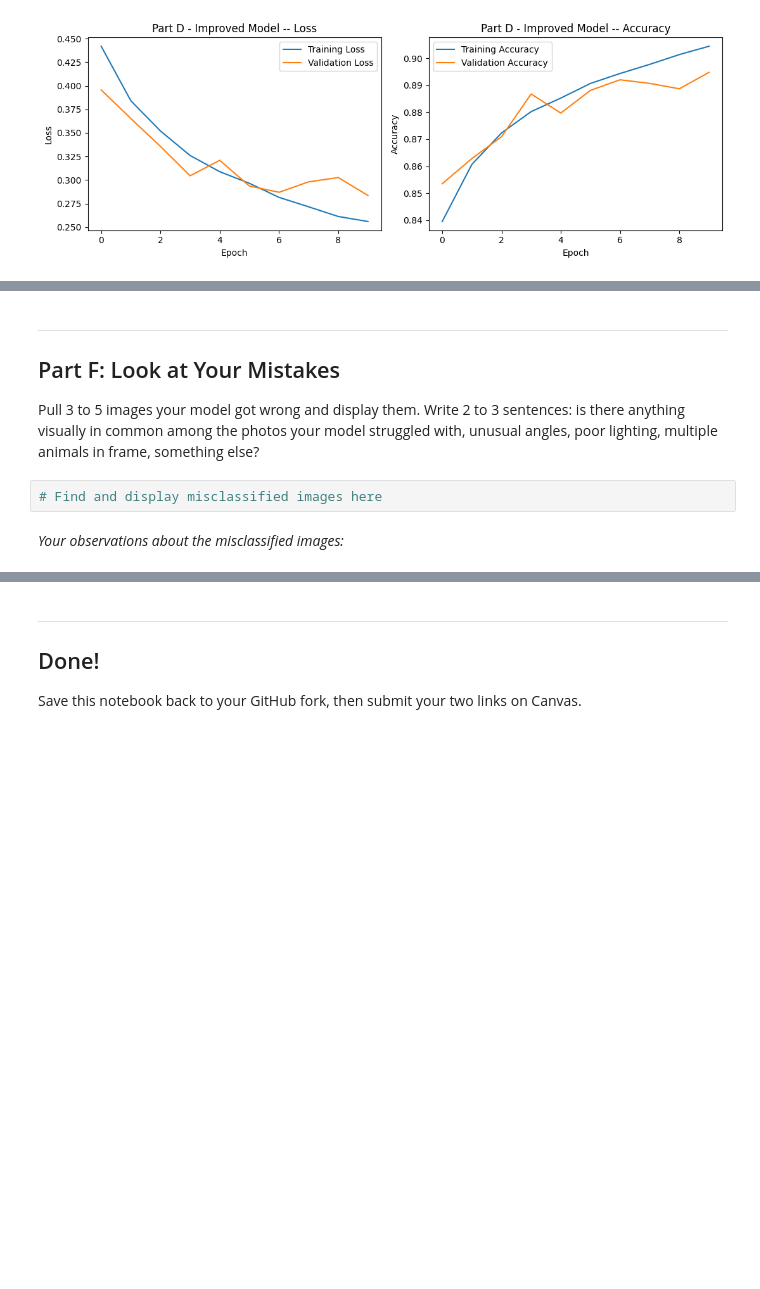
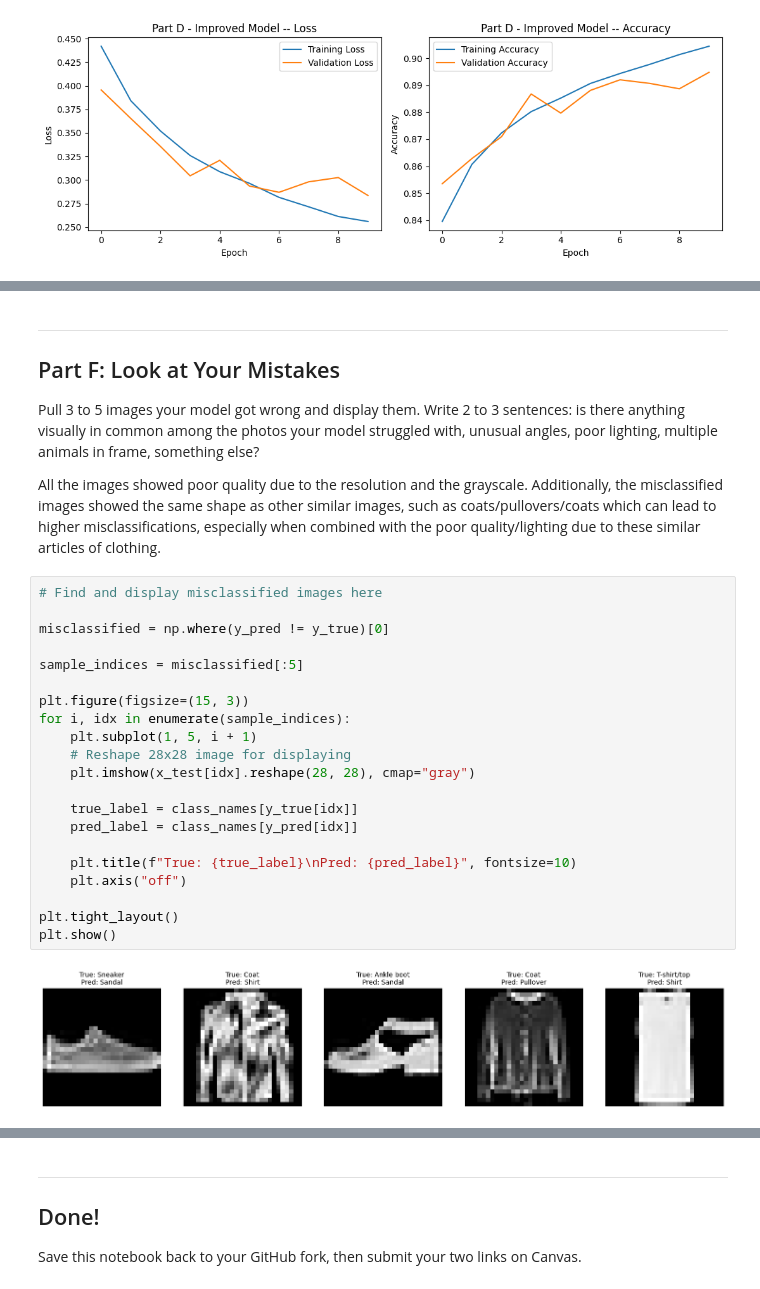
Before and after one commit to alexanderjsturgill/IT480-FA26, a Jupyter notebook: Lab2/Lab2_CNN_PetFinder_Starter.ipynb, the cells around one changed output, grey strips where cells are left out. Cells and saved outputs as stored; diff of their text form; blank space fills up the shorter version.

```diff
--- a/Lab2/Lab2_CNN_PetFinder_Starter.ipynb
+++ b/Lab2/Lab2_CNN_PetFinder_Starter.ipynb
@@ -338,7 +341,28 @@ print(classification_report(y_true, y_pred, target_names=class_names))
 ## Part F: Look at Your Mistakes
 
 Pull 3 to 5 images your model got wrong and display them. Write 2 to 3 sentences: is there anything visually in common among the photos your model struggled with, unusual angles, poor lighting, multiple animals in frame, something else?
+
+All the images showed poor quality due to the resolution and the grayscale. Additionally, the misclassified images showed the same shape as other similar images, such as coats/pullovers/coats which can lead to higher misclassifications, especially when combined with the poor quality/lighting due to these similar articles of clothing.
-# %%
-# Find and display misclassified images here
-# %% [markdown]
-*Your observations about the misclassified images:*
+# %%
+# Find and display misclassified images here
+
+misclassified = np.where(y_pred != y_true)[0]
+
+sample_indices = misclassified[:5]
+
+plt.figure(figsize=(15, 3))
+for i, idx in enumerate(sample_indices):
+    plt.subplot(1, 5, i + 1)
+    # Reshape 28x28 image for displaying
+    plt.imshow(x_test[idx].reshape(28, 28), cmap="gray")
+
+    true_label = class_names[y_true[idx]]
+    pred_label = class_names[y_pred[idx]]
+
+    plt.title(f"True: {true_label}\nPred: {pred_label}", fontsize=10)
+    plt.axis("off")
+
+plt.tight_layout()
+plt.show()
+# %% [output]
+[figure, added]
```
Also changed, not shown: parts of 8 cells of this notebook.
